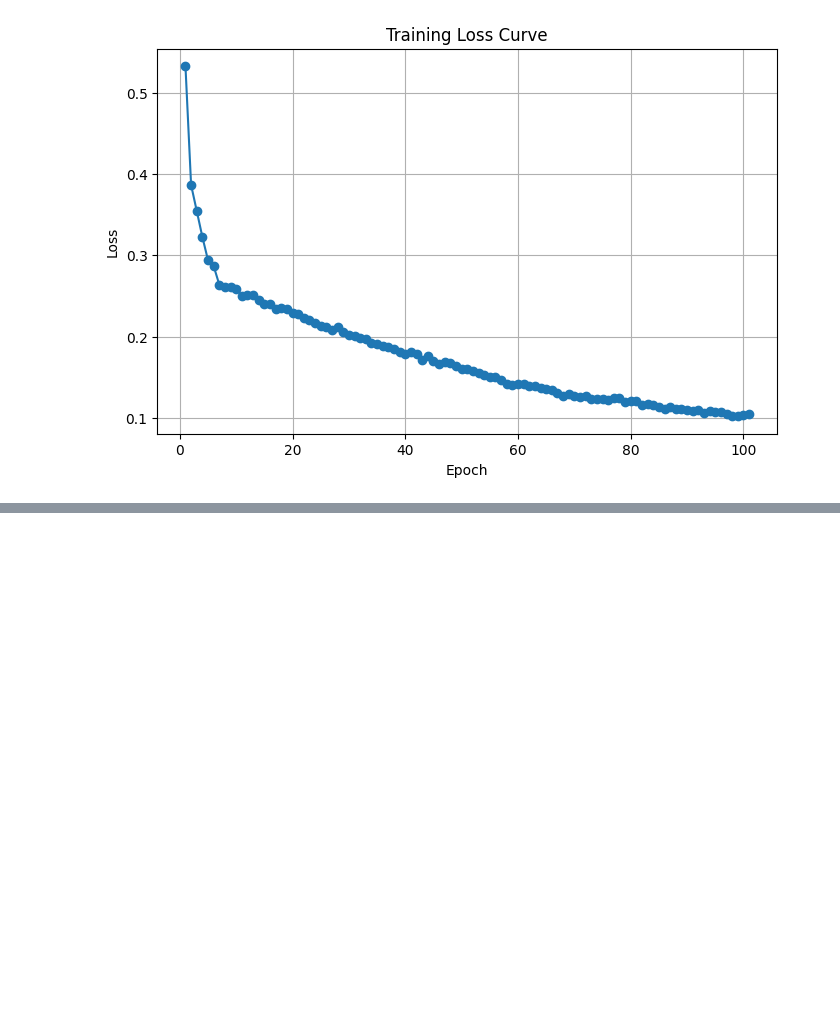
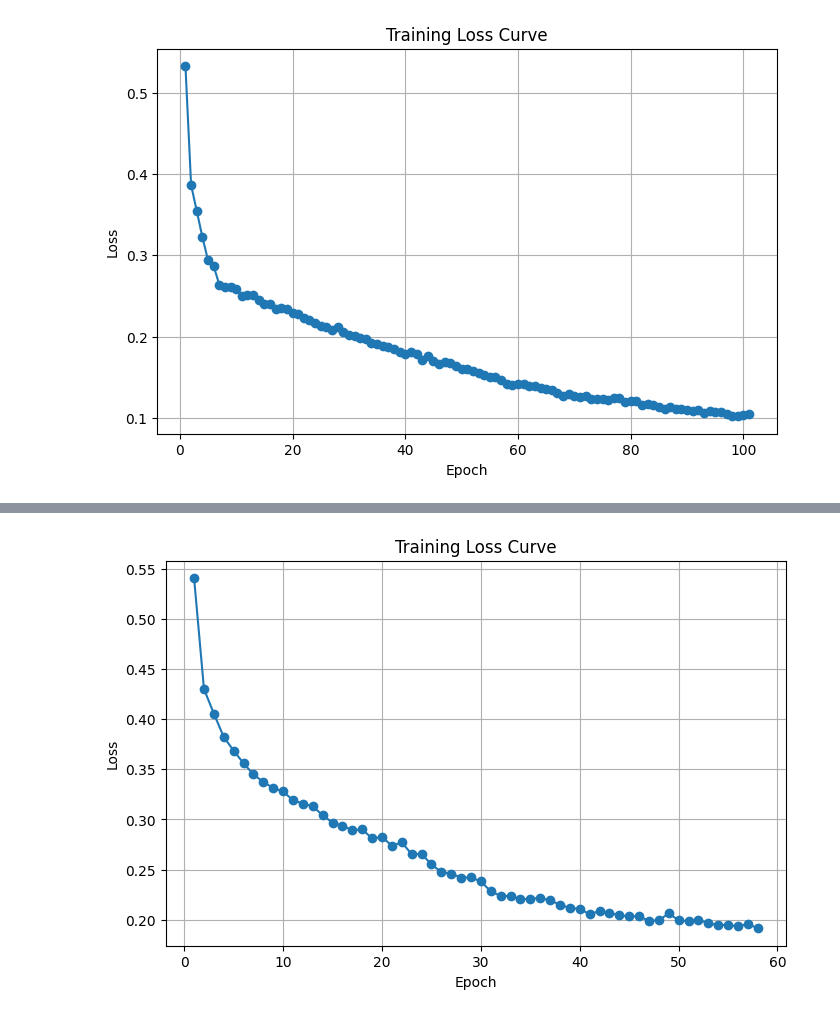
Before and after one commit to amigueldiez/Deep-Sets-anomaly-detection-netflow, a Jupyter notebook: deepsets_def.ipynb, the cells around one changed output, grey strips where cells are left out. Cells and saved outputs as stored; diff of their text form; code cells hidden in the pictures; blank space fills up the shorter version.

```diff
--- a/deepsets_def.ipynb
+++ b/deepsets_def.ipynb
@@ -97,6 +97,8 @@ Features with zero variance: ['FTP_COMMAND_RET_CODE']
 # Obtain most important features using RandomForest
 from sklearn.ensemble import RandomForestClassifier
 from sklearn.model_selection import train_test_split
+import os
+import joblib
 
 # Remove rows with null values
 dataset_importance = dataset.dropna()
@@ -123,8 +125,16 @@ y = dataset_importance['Label']
 
 X_train, X_test, y_train, y_test = train_test_split(X, y, test_size=0.3, random_state=42)
 
-rf = RandomForestClassifier(n_estimators=100, random_state=42)
-rf.fit(X_train, y_train)
+# Check if random forest model exits, if not train it and save it
+if os.path.exists('random_forest_importance_model.joblib'):
+    print("Loading existing random forest model...")
+    rf = joblib.load('random_forest_importance_model.joblib')
+else:
+    print("Training new random forest model...")
+    rf = RandomForestClassifier(n_estimators=100, random_state=42)
+    rf.fit(X_train, y_train)
+    joblib.dump(rf, 'random_forest_importance_model.joblib')
+
 
 importances = rf.feature_importances_
 feature_names = X.columns
@@ -586,3 +828,15 @@ plt.show()
+# %%
+# Plot training loss curve
+import matplotlib.pyplot as plt
+plt.figure(figsize=(8,5))
+plt.plot(range(1, total_epochs+1), train_losses, marker='o')
+plt.title('Training Loss Curve')
+plt.xlabel('Epoch')
+plt.ylabel('Loss')
+plt.grid()
+plt.show()
+# %% [output]
+[figure, added]
 # %%
 import itertools
 import numpy as np
```
Also changed, not shown: parts of 12 cells of this notebook, 5 other files.
